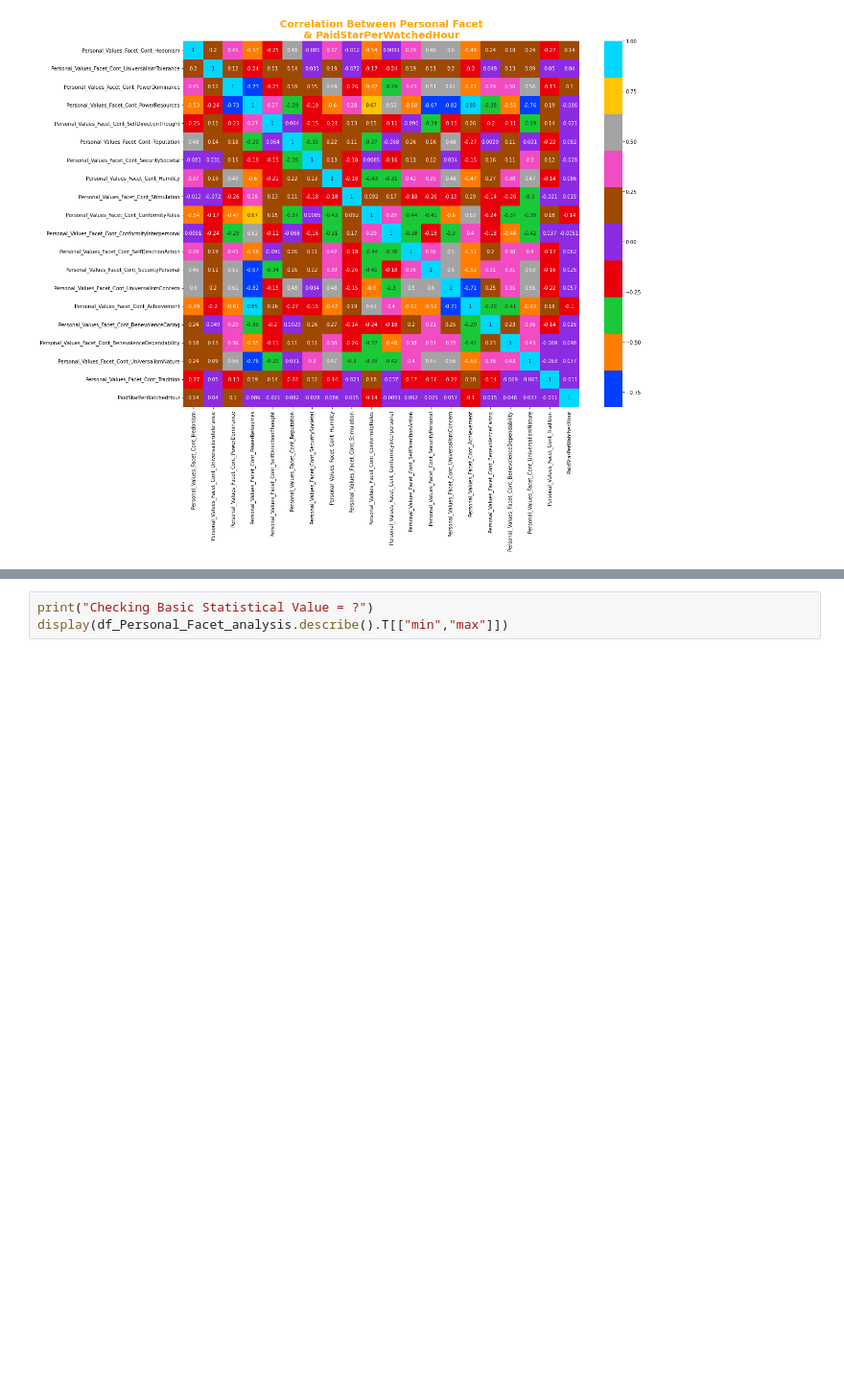
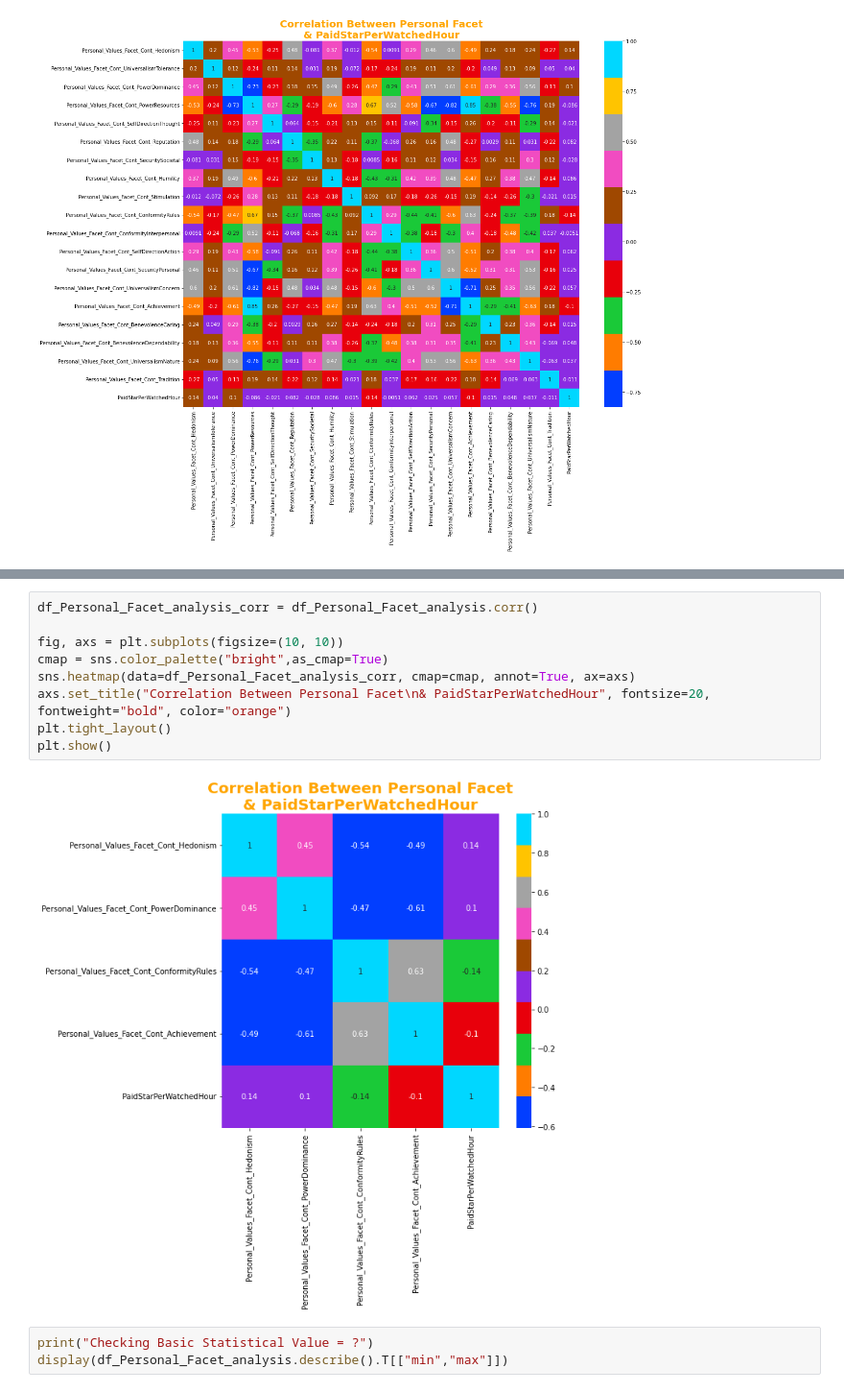
Before and after one commit to UsepSyaikalArifin/My-Projects, a Jupyter notebook: MAINGAMES Data Analyst/Jupyter Notebook/main.ipynb, the cells around one changed output, grey strips where cells are left out. Shown at 96% size. Cells and saved outputs as stored; diff of their text form; blank space fills up the shorter version.

```diff
--- a/MAINGAMES Data Analyst/Jupyter Notebook/main.ipynb
+++ b/MAINGAMES Data Analyst/Jupyter Notebook/main.ipynb
@@ -1555,6 +1565,17 @@ display(df_Personal_Facet_analysis.head())
 | 2 | 0.753009 | 0.362791 | 0.419879 | 0.287052 | ... |
 | 3 | 0.407923 | 0.350921 | 0.570237 | 0.318080 | ... |
 | 4 | 0.392993 | 0.325093 | 0.549794 | 0.309832 | ... |
+# %%
+df_Personal_Facet_analysis_corr = df_Personal_Facet_analysis.corr()
+
+fig, axs = plt.subplots(figsize=(10, 10))
+cmap = sns.color_palette("bright",as_cmap=True)
+sns.heatmap(data=df_Personal_Facet_analysis_corr, cmap=cmap, annot=True, ax=axs)
+axs.set_title("Correlation Between Personal Facet\n& PaidStarPerWatchedHour", fontsize=20, fontweight="bold", color="orange")
+plt.tight_layout()
+plt.show()
+# %% [output]
+[figure, added]
 # %%
 print("Checking Basic Statistical Value = ?")
 display(df_Personal_Facet_analysis.describe().T[["min","max"]])
```
Also changed, not shown: parts of 23 cells of this notebook.
